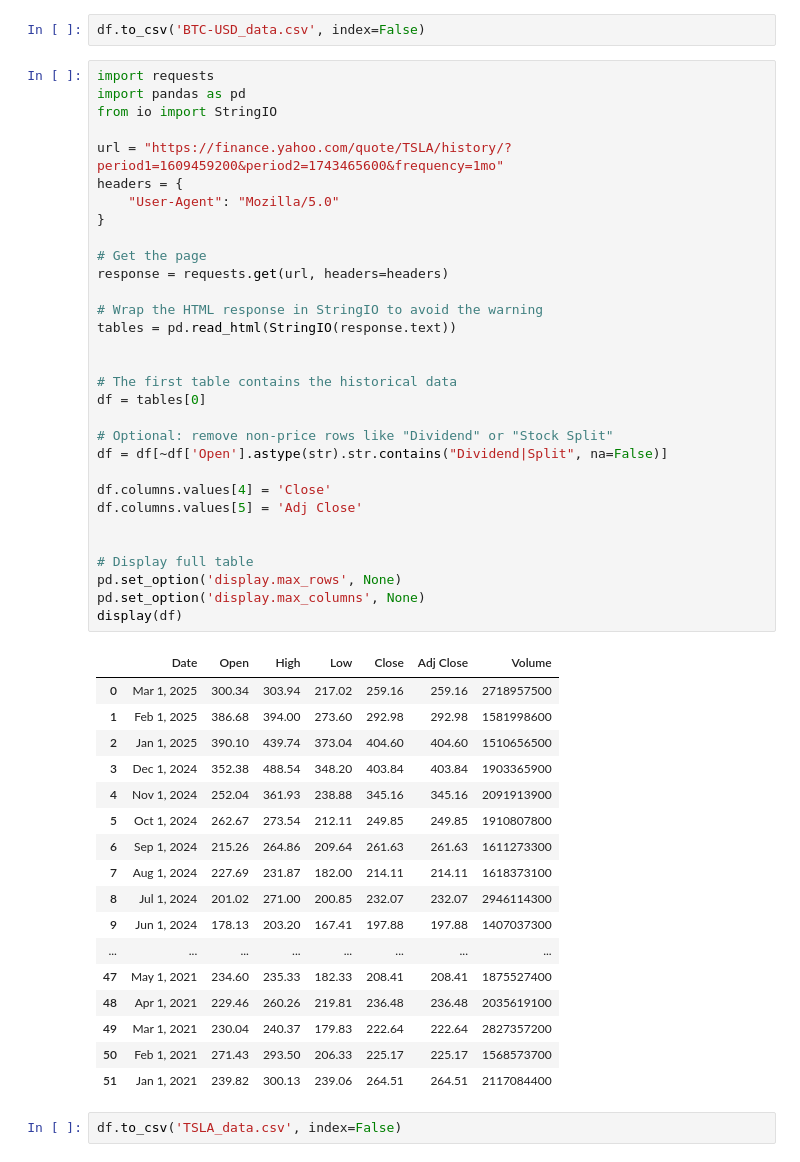
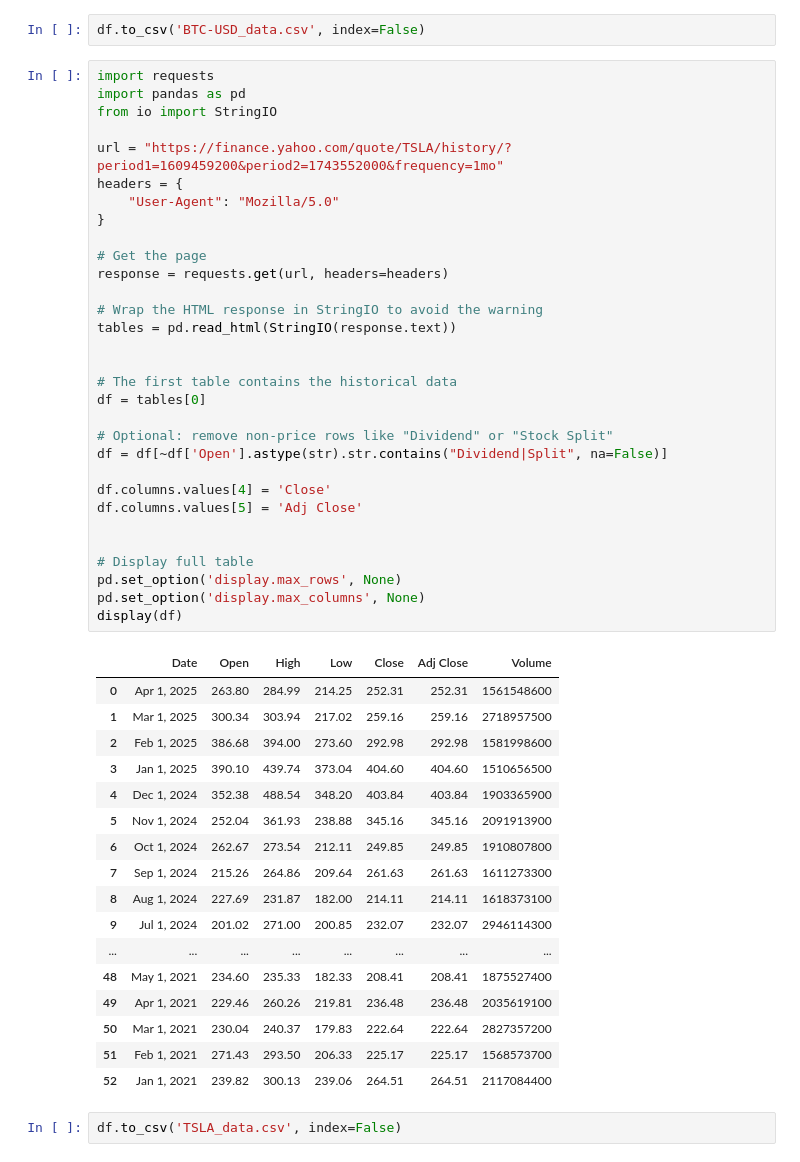
Before and after one commit to Pooja-Goel07/Asset-Risk-Profiles-A-Data-Driven-Comparison, a Jupyter notebook: Source_Data_Handling/fetch_investment_data.ipynb, the cells around one changed output. Drawn from its saved outputs; the diff is of its cells as text.

```diff
--- a/Source_Data_Handling/fetch_investment_data.ipynb
+++ b/Source_Data_Handling/fetch_investment_data.ipynb
@@ -54,50 +54,50 @@ import requests
 import pandas as pd
 from io import StringIO
 
-url = "https://finance.yahoo.com/quote/TSLA/history/?period1=1609459200&period2=1743465600&frequency=1mo"
+url = "https://finance.yahoo.com/quote/TSLA/history/?period1=1609459200&period2=1743552000&frequency=1mo"
 headers = {
     "User-Agent": "Mozilla/5.0"
 }
 
 # Get the page
 response = requests.get(url, headers=headers)
 
 # Wrap the HTML response in StringIO to avoid the warning
 tables = pd.read_html(StringIO(response.text))
 
 
 # The first table contains the historical data
 df = tables[0]
 
 # Optional: remove non-price rows like "Dividend" or "Stock Split"
 df = df[~df['Open'].astype(str).str.contains("Dividend|Split", na=False)]
 
 df.columns.values[4] = 'Close'
 df.columns.values[5] = 'Adj Close'
 
 
 # Display full table
 pd.set_option('display.max_rows', None)
 pd.set_option('display.max_columns', None)
 display(df)
 # %% [output]
 |  | Date | Open | High | Low | Close | Adj Close | Volume |
-| 0 | Mar 1, 2025 | 300.34 | 303.94 | 217.02 | 259.16 | 259.16 | 2718957500 |
-| 1 | Feb 1, 2025 | 386.68 | 394.00 | 273.60 | 292.98 | 292.98 | 1581998600 |
-| 2 | Jan 1, 2025 | 390.10 | 439.74 | 373.04 | 404.60 | 404.60 | 1510656500 |
-| 3 | Dec 1, 2024 | 352.38 | 488.54 | 348.20 | 403.84 | 403.84 | 1903365900 |
-| 4 | Nov 1, 2024 | 252.04 | 361.93 | 238.88 | 345.16 | 345.16 | 2091913900 |
-| 5 | Oct 1, 2024 | 262.67 | 273.54 | 212.11 | 249.85 | 249.85 | 1910807800 |
-| 6 | Sep 1, 2024 | 215.26 | 264.86 | 209.64 | 261.63 | 261.63 | 1611273300 |
-| 7 | Aug 1, 2024 | 227.69 | 231.87 | 182.00 | 214.11 | 214.11 | 1618373100 |
-| 8 | Jul 1, 2024 | 201.02 | 271.00 | 200.85 | 232.07 | 232.07 | 2946114300 |
-| 9 | Jun 1, 2024 | 178.13 | 203.20 | 167.41 | 197.88 | 197.88 | 1407037300 |
+| 0 | Apr 1, 2025 | 263.80 | 284.99 | 214.25 | 252.31 | 252.31 | 1561548600 |
+| 1 | Mar 1, 2025 | 300.34 | 303.94 | 217.02 | 259.16 | 259.16 | 2718957500 |
+| 2 | Feb 1, 2025 | 386.68 | 394.00 | 273.60 | 292.98 | 292.98 | 1581998600 |
+| 3 | Jan 1, 2025 | 390.10 | 439.74 | 373.04 | 404.60 | 404.60 | 1510656500 |
+| 4 | Dec 1, 2024 | 352.38 | 488.54 | 348.20 | 403.84 | 403.84 | 1903365900 |
+| 5 | Nov 1, 2024 | 252.04 | 361.93 | 238.88 | 345.16 | 345.16 | 2091913900 |
+| 6 | Oct 1, 2024 | 262.67 | 273.54 | 212.11 | 249.85 | 249.85 | 1910807800 |
+| 7 | Sep 1, 2024 | 215.26 | 264.86 | 209.64 | 261.63 | 261.63 | 1611273300 |
+| 8 | Aug 1, 2024 | 227.69 | 231.87 | 182.00 | 214.11 | 214.11 | 1618373100 |
+| 9 | Jul 1, 2024 | 201.02 | 271.00 | 200.85 | 232.07 | 232.07 | 2946114300 |
 | ... | ... | ... | ... | ... | ... | ... | ... |
-| 47 | May 1, 2021 | 234.60 | 235.33 | 182.33 | 208.41 | 208.41 | 1875527400 |
-| 48 | Apr 1, 2021 | 229.46 | 260.26 | 219.81 | 236.48 | 236.48 | 2035619100 |
-| 49 | Mar 1, 2021 | 230.04 | 240.37 | 179.83 | 222.64 | 222.64 | 2827357200 |
-| 50 | Feb 1, 2021 | 271.43 | 293.50 | 206.33 | 225.17 | 225.17 | 1568573700 |
-| 51 | Jan 1, 2021 | 239.82 | 300.13 | 239.06 | 264.51 | 264.51 | 2117084400 |
+| 48 | May 1, 2021 | 234.60 | 235.33 | 182.33 | 208.41 | 208.41 | 1875527400 |
+| 49 | Apr 1, 2021 | 229.46 | 260.26 | 219.81 | 236.48 | 236.48 | 2035619100 |
+| 50 | Mar 1, 2021 | 230.04 | 240.37 | 179.83 | 222.64 | 222.64 | 2827357200 |
+| 51 | Feb 1, 2021 | 271.43 | 293.50 | 206.33 | 225.17 | 225.17 | 1568573700 |
+| 52 | Jan 1, 2021 | 239.82 | 300.13 | 239.06 | 264.51 | 264.51 | 2117084400 |
 # %%
 df.to_csv('TSLA_data.csv', index=False)
 # %%
```
Also changed, not shown: parts of 3 cells of this notebook, 9 other files.
